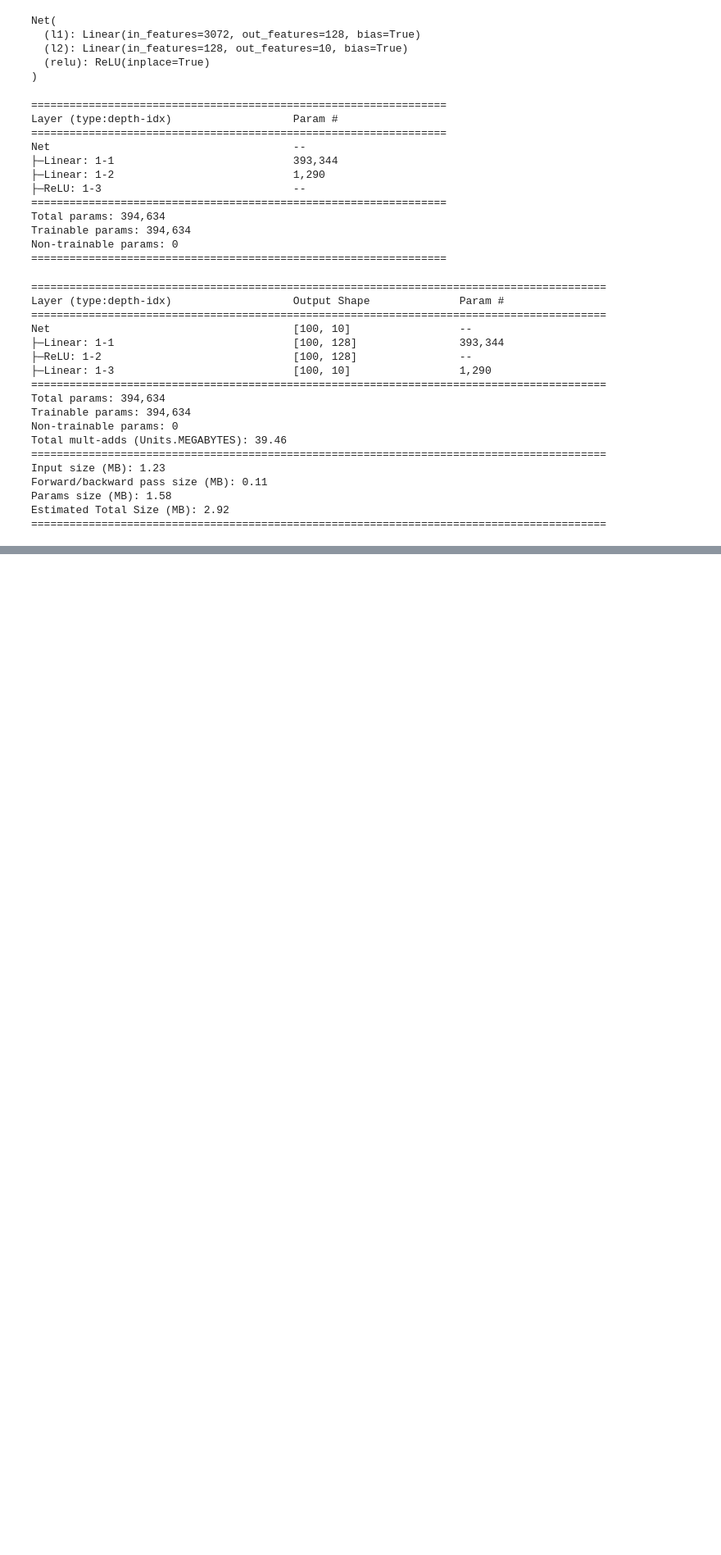
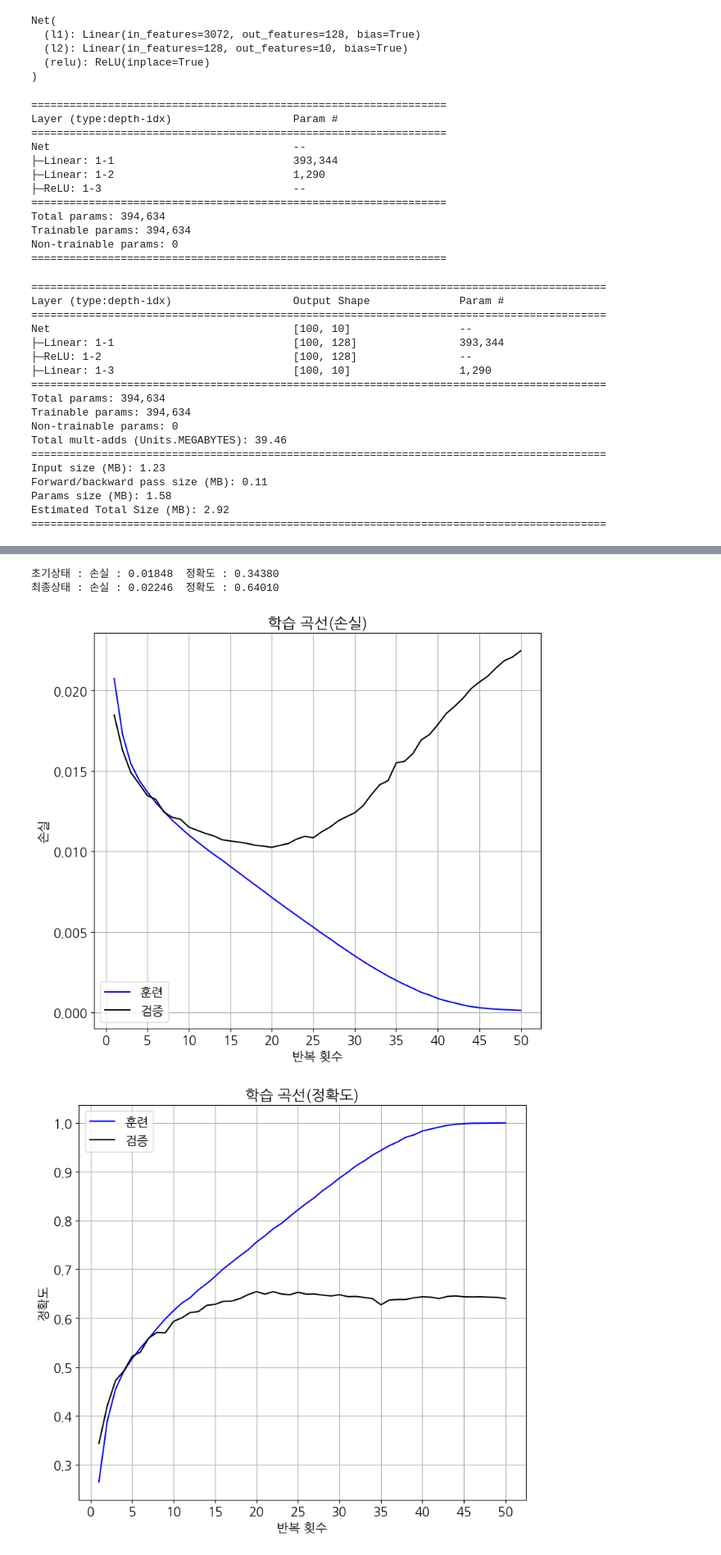
Before and after one commit to kny1209/test2, a Jupyter notebook: AI/강의_8기_AI개론_11차시_02_cnn.ipynb, the cells around one changed output, grey strips where cells are left out. Shown at 82% size. Cells and saved outputs as stored; diff of their text form; code cells hidden in the pictures; blank space fills up the shorter version.

```diff
--- a/AI/강의_8기_AI개론_11차시_02_cnn.ipynb
+++ b/AI/강의_8기_AI개론_11차시_02_cnn.ipynb
@@ -831,0 +901,28 @@ Estimated Total Size (MB): 2.92
+# %%
+class CNN(nn.Module):
+    def __init__(self, n_output, n_hidden):
+        super().__init__()
+        # 특징 추출(feature extraction)
+        self.conv1 = nn.Conv2d(3, 32, 3)     # 3 (rgb) 32채널(피처맵 개수) 3(3*3 커널)
+        self.conv2 = nn.Conv2d(32, 32, 3)
+        self.relu = nn.ReLU(inplace=True)
+        self.maxpool = nn.MaxPool2d((2,2))
+
+        self.flatten = nn.Flatten()
+        # 분류기 (classifier: clf)
+        self.l1 = nn.Linear(6272, n_hidden)
+        self.l2 = nn.Linear(n_hidden, n_output)
+
+        # 역할별로 그룹화
+        self.features = nn.Sequential(
+            self.conv1, self.relu, self.conv2, self.maxpool)
+
+        self.classifier = nn.Sequential(
+            self.l1, self.relu, self.l2)
+
+    # 조립라인: 데이터 흐름 정의
+    def forward(self, x):
+        x1 = self.features(x)   # 특징 추출
+        x2 = self.flatten(x1)   # 1차원으로 쭉 펼치기
+        x3 = self.classifier(x2)# 최종분류
+        return x3
@@ -831,0 +991,14 @@ Estimated Total Size (MB): 2.92
+# %%
+# CNN 모델 초기화 및 학습
+torch.seed()
+
+net = CNN(n_output, n_hidden).to(device)
+criterion = nn.CrossEntropyLoss()
+
+lr = 0.01
+optimizer = optim.SGD(net.parameters(), lr =lr)
+num_epochs = 50
+history2 = np.zeros((0,5))
+# %%
+# 학습
+history2 = fit(net, optimizer, criterion, num_epochs, train_loader2, test_loader2, device, history2)
@@ -831,0 +1019,8 @@ Estimated Total Size (MB): 2.92
+# %%
+# 평가
+evaluate_history(history2)
+# %% [output]
+초기상태 : 손실 : 0.01848  정확도 : 0.34380
+최종상태 : 손실 : 0.02246  정확도 : 0.64010
+[figure, added]
+[figure, added]
```
Also changed, not shown: parts of 49 cells of this notebook.
